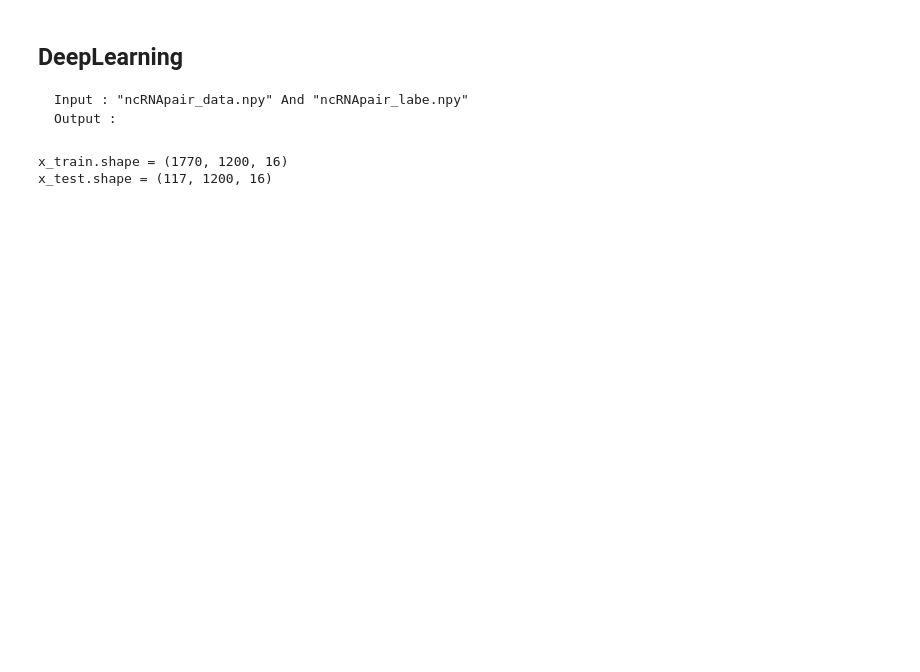
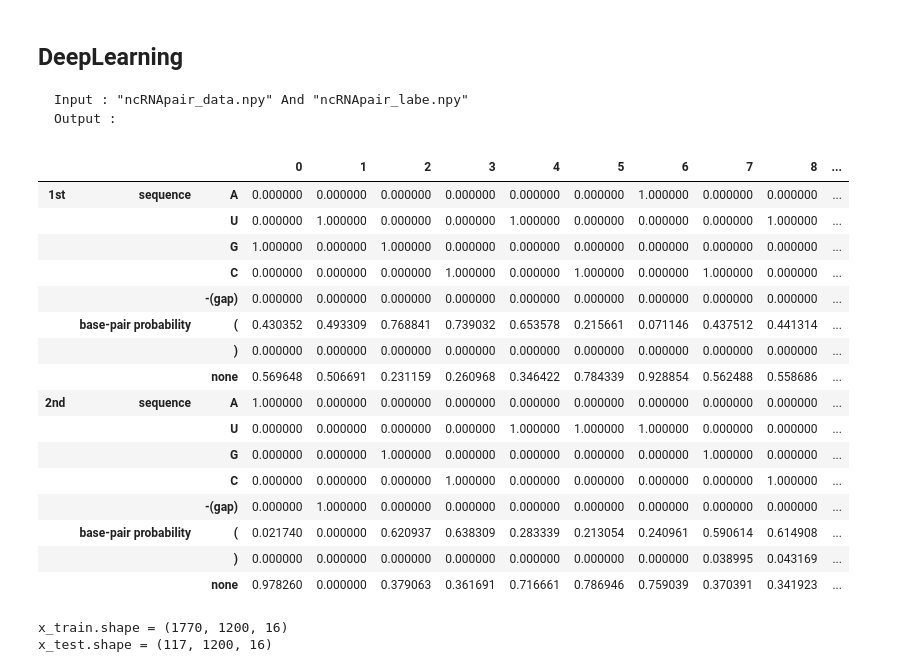
Before and after one commit to pakkaponwattanawaha/Bioinfomatics_TermProject, a Jupyter notebook: RNA_classification.ipynb, the cells around one changed output. Saved outputs shown, nothing was run; the diff lists cells and outputs as text; code cells hidden in the pictures; blank space fills up the shorter version.

```diff
--- a/RNA_classification.ipynb
+++ b/RNA_classification.ipynb
@@ -309,6 +328,37 @@ y_test = np.load('ncRNApair_label.npy')
 # %%
 x_train = np.load('testdata/ncRNApairdataDAFS_test.npy')
 y_train = np.load('testdata/ncRNApairlabel_test.npy')
+# %%
+first_pair = x_train[0][:10]
+# %%
+import pandas as pd
+arr = [ ['1st','1st','1st','1st','1st','1st','1st','1st','2nd','2nd','2nd','2nd','2nd','2nd','2nd','2nd',] ,
+           ['sequence','sequence','sequence','sequence','sequence','base-pair probability','base-pair probability','base-pair probability',
+             'sequence','sequence','sequence','sequence','sequence','base-pair probability','base-pair probability','base-pair probability'],
+            ['A','U','G','C','-(gap)', '(' ,')' ,'none','A','U','G','C','-(gap)','(',')','none']]
+tuples = list(zip(*arr))
+index = pd.MultiIndex.from_tuples(tuples)
+# %%
+col1 = pd.DataFrame(first_pair.T, index=index)
+col1
+# %% [output]
+|  |  |  | 0 | 1 | 2 | 3 | 4 | 5 | 6 | 7 | 8 | ... |
+| 1st | sequence | A | 0.000000 | 0.000000 | 0.000000 | 0.000000 | 0.000000 | 0.000000 | 1.000000 | 0.000000 | 0.000000 | ... |
+|  |  | U | 0.000000 | 1.000000 | 0.000000 | 0.000000 | 1.000000 | 0.000000 | 0.000000 | 0.000000 | 1.000000 | ... |
+|  |  | G | 1.000000 | 0.000000 | 1.000000 | 0.000000 | 0.000000 | 0.000000 | 0.000000 | 0.000000 | 0.000000 | ... |
+|  |  | C | 0.000000 | 0.000000 | 0.000000 | 1.000000 | 0.000000 | 1.000000 | 0.000000 | 1.000000 | 0.000000 | ... |
+|  |  | -(gap) | 0.000000 | 0.000000 | 0.000000 | 0.000000 | 0.000000 | 0.000000 | 0.000000 | 0.000000 | 0.000000 | ... |
+|  | base-pair probability | ( | 0.430352 | 0.493309 | 0.768841 | 0.739032 | 0.653578 | 0.215661 | 0.071146 | 0.437512 | 0.441314 | ... |
+|  |  | ) | 0.000000 | 0.000000 | 0.000000 | 0.000000 | 0.000000 | 0.000000 | 0.000000 | 0.000000 | 0.000000 | ... |
+|  |  | none | 0.569648 | 0.506691 | 0.231159 | 0.260968 | 0.346422 | 0.784339 | 0.928854 | 0.562488 | 0.558686 | ... |
+| 2nd | sequence | A | 1.000000 | 0.000000 | 0.000000 | 0.000000 | 0.000000 | 0.000000 | 0.000000 | 0.000000 | 0.000000 | ... |
+|  |  | U | 0.000000 | 0.000000 | 0.000000 | 0.000000 | 1.000000 | 1.000000 | 1.000000 | 0.000000 | 0.000000 | ... |
+|  |  | G | 0.000000 | 0.000000 | 1.000000 | 0.000000 | 0.000000 | 0.000000 | 0.000000 | 1.000000 | 0.000000 | ... |
+|  |  | C | 0.000000 | 0.000000 | 0.000000 | 1.000000 | 0.000000 | 0.000000 | 0.000000 | 0.000000 | 1.000000 | ... |
+|  |  | -(gap) | 0.000000 | 1.000000 | 0.000000 | 0.000000 | 0.000000 | 0.000000 | 0.000000 | 0.000000 | 0.000000 | ... |
+|  | base-pair probability | ( | 0.021740 | 0.000000 | 0.620937 | 0.638309 | 0.283339 | 0.213054 | 0.240961 | 0.590614 | 0.614908 | ... |
+|  |  | ) | 0.000000 | 0.000000 | 0.000000 | 0.000000 | 0.000000 | 0.000000 | 0.000000 | 0.038995 | 0.043169 | ... |
+|  |  | none | 0.978260 | 0.000000 | 0.379063 | 0.361691 | 0.716661 | 0.786946 | 0.759039 | 0.370391 | 0.341923 | ... |
 # %%
 print('x_train.shape =',x_train.shape)
 print('x_test.shape =',x_test.shape)
```
Also changed, not shown: parts of 10 cells of this notebook, 1 other file.
